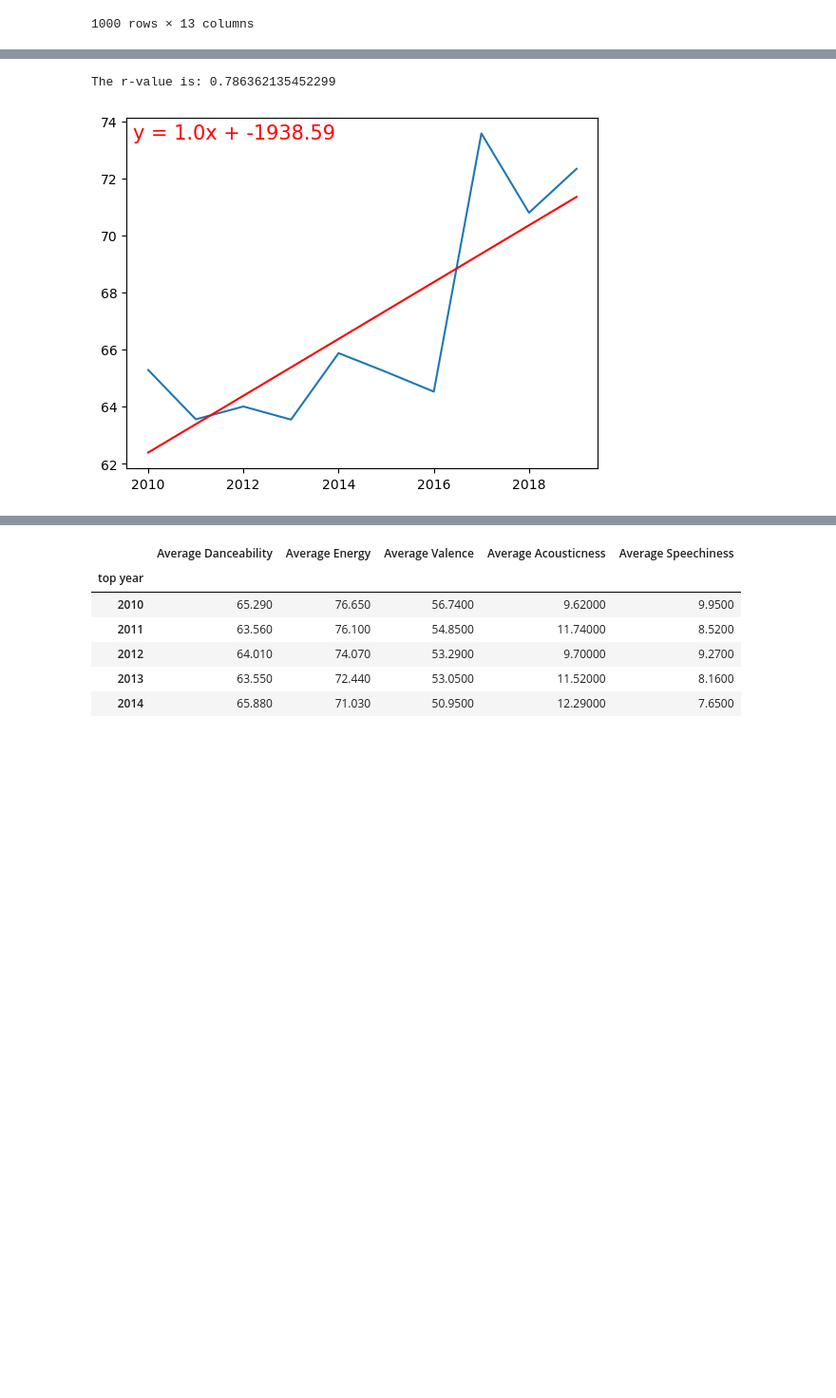
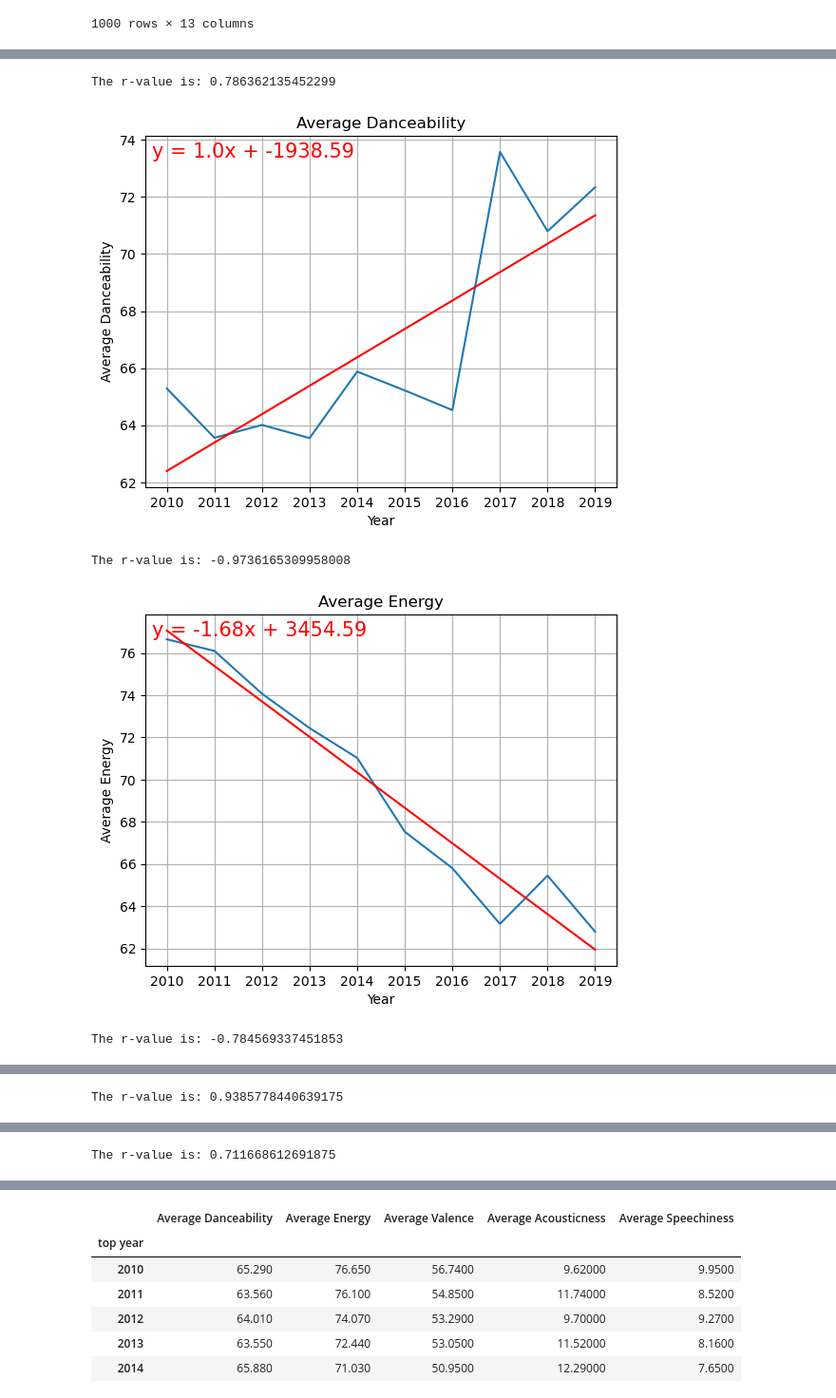
Before and after one commit to codyallison/Spotify-Top-Hits-Data-Analysis, a Jupyter notebook: Data/all_years_playlist_data.ipynb, the cells around one changed output, grey strips where cells are left out. Shown at 95% size. Drawn from its saved outputs; the diff is of its cells as text; code cells hidden in the pictures; blank space fills up the shorter version.

```diff
--- a/Data/all_years_playlist_data.ipynb
+++ b/Data/all_years_playlist_data.ipynb
@@ -299,16 +304,25 @@ plt.show()
 # %%
 #plot attribute with linear regression 2010s
-plt.plot(grouped_averages_2010s['Average Danceability'])
-x_values = grouped_averages_2010s.index
-y_values = grouped_averages_2010s['Average Danceability']
-(slope, intercept, rvalue, pvalue, stderr) = linregress(x_values,y_values)
-regress_values = x_values * slope + intercept
-line_eq = "y = " + str(round(slope,2)) + "x + " + str(round(intercept,2))
-plt.plot(x_values,regress_values,"r-")
-plt.annotate(line_eq,xy=(0, 1), xytext=(5, -5), va='top',
-xycoords='axes fraction', textcoords='offset points',fontsize=15,color="red")
-print(f"The r-value is: {rvalue}")
-plt.show()
+for column in grouped_averages_2010s:
+    plt.plot(grouped_averages_2010s[column])
+    x_values = grouped_averages_2010s.index
+    y_values = grouped_averages_2010s[column]
+    plt.grid()
+    plt.xlabel('Year')
+    plt.ylabel(column)
+    plt.xticks(grouped_averages_2010s.index)
+    plt.title(column)
+    (slope, intercept, rvalue, pvalue, stderr) = linregress(x_values,y_values)
+    regress_values = x_values * slope + intercept
+    line_eq = "y = " + str(round(slope,2)) + "x + " + str(round(intercept,2))
+    plt.plot(x_values,regress_values,"r-")
+    plt.annotate(line_eq,xy=(0, 1), xytext=(5, -5), va='top',
+    xycoords='axes fraction', textcoords='offset points',fontsize=15,color="red")
+    print(f"The r-value is: {rvalue}")
+    plt.show()
 # %% [output]
 The r-value is: 0.786362135452299
-[figure, old version]
+[figure, new version]
+The r-value is: -0.9736165309958008
+[figure, added]
+The r-value is: -0.784569337451853
@@ -314,0 +330 @@ The r-value is: 0.786362135452299
+The r-value is: 0.9385778440639175
@@ -314,0 +332 @@ The r-value is: 0.786362135452299
+The r-value is: 0.711668612691875
```
Also changed, not shown: parts of 4 cells of this notebook.
